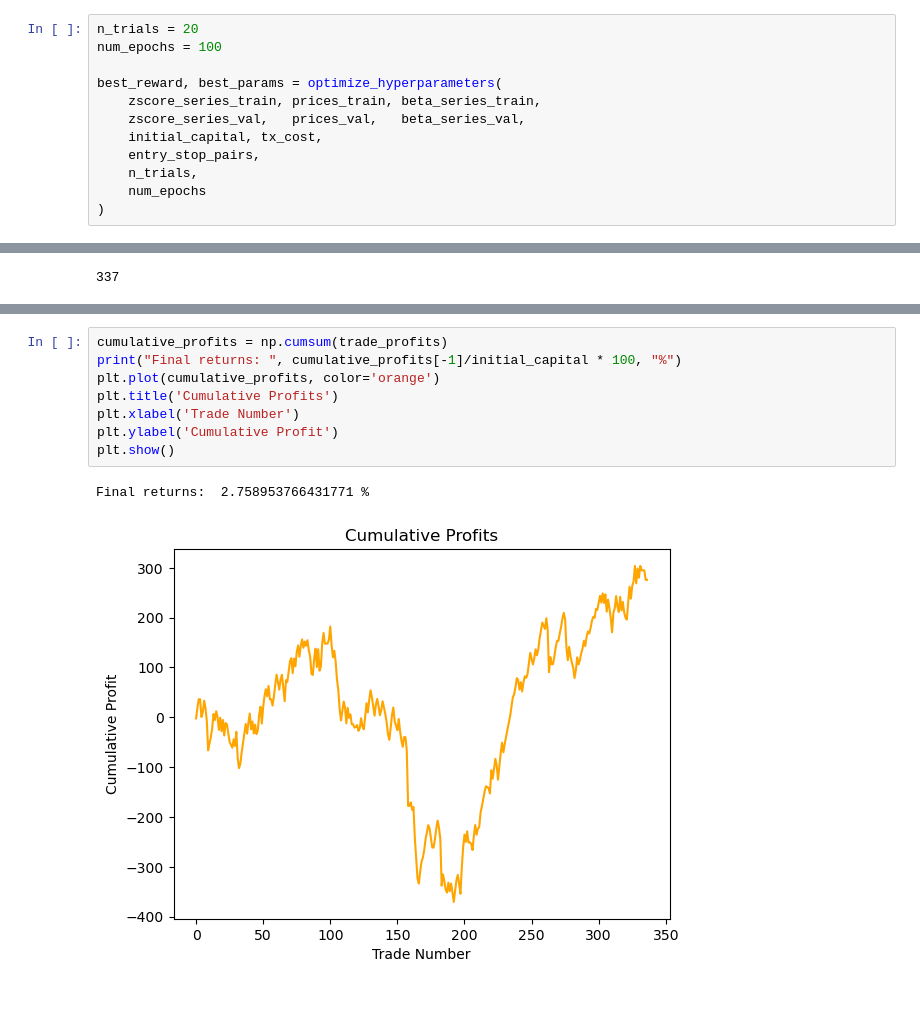
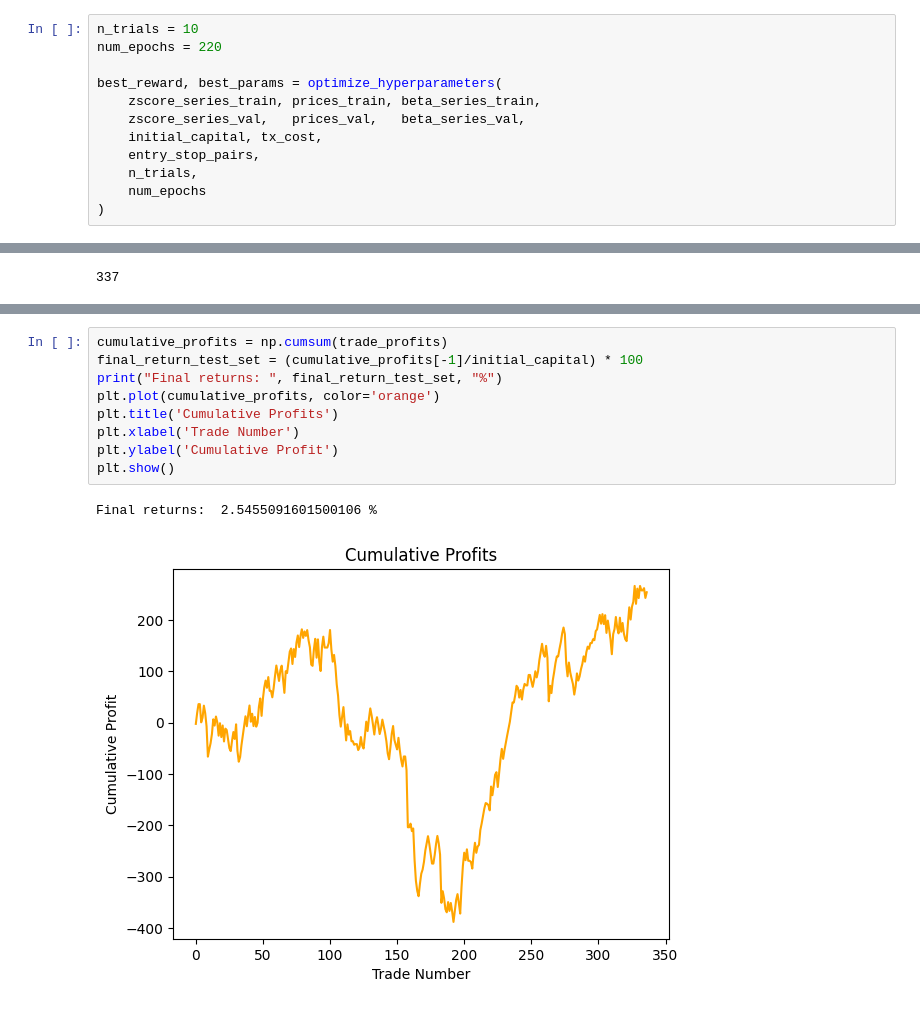
Before and after one commit to alexandrosdp/PairsTrading, a Jupyter notebook: deep_q_learning_improved.ipynb, the cells around one changed output, grey strips where cells are left out. Drawn from its saved outputs; the diff is of its cells as text.

```diff
--- a/deep_q_learning_improved.ipynb
+++ b/deep_q_learning_improved.ipynb
@@ -404,6 +406,6 @@ Training DQN agent...
 # %%
-n_trials = 20
-num_epochs = 100
+n_trials = 10
+num_epochs = 220
 
 best_reward, best_params = optimize_hyperparameters(
     zscore_series_train, prices_train, beta_series_train,
@@ -850,14 +851,15 @@ plt.hist(trade_profits, bins=50, color='blue', alpha=0.7)
 # %%
 cumulative_profits = np.cumsum(trade_profits)
-print("Final returns: ", cumulative_profits[-1]/initial_capital * 100, "%")
+final_return_test_set = (cumulative_profits[-1]/initial_capital) * 100
+print("Final returns: ", final_return_test_set, "%")
 plt.plot(cumulative_profits, color='orange')
 plt.title('Cumulative Profits')
 plt.xlabel('Trade Number')
 plt.ylabel('Cumulative Profit')
 plt.show()
 # %% [output]
-Final returns:  2.758953766431771 %
+Final returns:  2.5455091601500106 %
-[figure, old version]
+[figure, new version]
 # %%
 
 exit_threshold = 0
```
Also changed, not shown: parts of 25 cells of this notebook, 2 other files.
